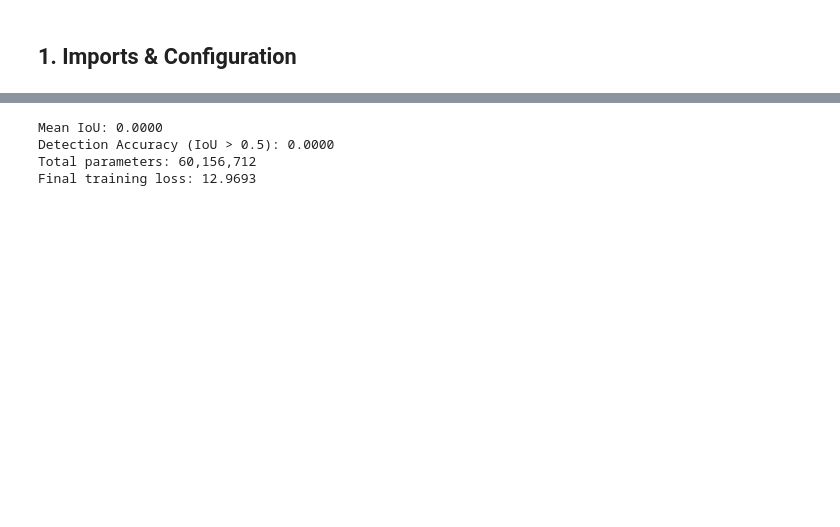
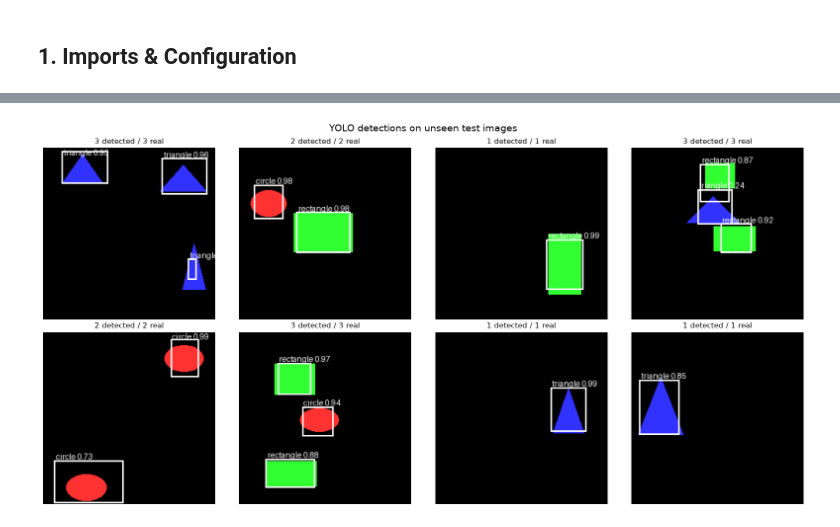
Before and after one commit to nadeemcite/research-papers, a Jupyter notebook: 032_you-only-look-once-yolo/solution.ipynb, the cells around one changed output, grey strips where cells are left out. Cells and saved outputs as stored; diff of their text form; code cells hidden in the pictures; blank space fills up the shorter version.

```diff
--- a/032_you-only-look-once-yolo/solution.ipynb
+++ b/032_you-only-look-once-yolo/solution.ipynb
@@ -454,59 +434,27 @@ Detection visualization complete. Showed 8 test images.
 # %%
-def evaluate_model(model, dataset, S=7, B=1, C=3, conf_thresh=0.3, iou_thresh=0.5):
-    # Compute mean IoU and detection accuracy on the dataset.
-    model.eval()
-    total_iou = 0.0
-    n_correct = 0
-    n_total = 0
+def draw_detections(img_tensor, detections):
+    img = (img_tensor.permute(1, 2, 0).numpy() * 255).astype(np.uint8)
+    pil_img = Image.fromarray(img)
+    draw = ImageDraw.Draw(pil_img)
+    for (x1, y1, x2, y2, cls_id, score) in detections:
+        draw.rectangle([x1, y1, x2, y2], outline=(255, 255, 255), width=2)
+        draw.text((x1 + 2, max(0, y1 - 11)), f"{CLASS_NAMES[cls_id]} {score:.2f}", fill=(255, 255, 255))
+    return pil_img
 
-    with torch.no_grad():
-        for i in range(min(50, len(dataset))):
-            img, target = dataset[i]
-            img_input = img.unsqueeze(0).to(DEVICE)
-            pred = model(img_input)
-            pred_np = pred[0].cpu().numpy()
-            dets = decode_prediction(pred_np, S=S, B=B, C=C, conf_thresh=conf_thresh, img_size=IMG_SIZE)
-
-            # Get ground truth boxes
-            gt_boxes = []
-            for gy in range(S):
-                for gx in range(S):
-                    if target[gy, gx, 0] > 0.5:
-                        x_off = target[gy, gx, 1]
-                        y_off = target[gy, gx, 2]
-                        w = target[gy, gx, 3]
-                        h = target[gy, gx, 4]
-                        cell_size = IMG_SIZE / S
-                        cx = (gx + x_off) * cell_size
-                        cy = (gy + y_off) * cell_size
-                        bw = w * IMG_SIZE
-                        bh = h * IMG_SIZE
-                        gt_boxes.append((cx - bw/2, cy - bh/2, cx + bw/2, cy + bh/2))
-
-            # Match detections to ground truth
-            for gt_box in gt_boxes:
-                best_iou = 0
-                for det in dets:
-                    det_box = (det[0], det[1], det[2], det[3])
-                    iou = compute_iou(gt_box, det_box)
-                    best_iou = max(best_iou, iou)
-                total_iou += best_iou
-                if best_iou > iou_thresh:
-                    n_correct += 1
-                n_total += 1
-
-    mean_iou = total_iou / max(n_total, 1)
-    accuracy = n_correct / max(n_total, 1)
-    return mean_iou, accuracy
-
-mean_iou, det_acc = evaluate_model(model, test_ds, S=S, B=B, C=C)
-print(f"Mean IoU: {mean_iou:.4f}")
-print(f"Detection Accuracy (IoU > 0.5): {det_acc:.4f}")
-print(f"Total parameters: {total_params:,}")
-print(f"Final training loss: {train_losses[-1]:.4f}")
+model.eval()
+fig, axes = plt.subplots(2, 4, figsize=(16, 8))
+with torch.no_grad():
+    for ax, i in zip(axes.flatten(), range(8)):
+        img, _ = test_ds[i]
+        _, gt_boxes = test_ds.make_image(i)
+        pred = model(img.unsqueeze(0).to(DEVICE))[0].cpu().numpy()
+        dets = decode_prediction(pred, S=S, C=C, score_thresh=0.2, img_size=IMG_SIZE)
+        ax.imshow(draw_detections(img, dets))
+        ax.set_title(f'{len(dets)} detected / {len(gt_boxes)} real', fontsize=11)
+        ax.axis('off')
+plt.suptitle('YOLO detections on unseen test images', fontsize=14)
+plt.tight_layout()
+plt.show()
 # %% [output]
-Mean IoU: 0.0000
-Detection Accuracy (IoU > 0.5): 0.0000
-Total parameters: 60,156,712
-Final training loss: 12.9693
+[figure, added]
 # %% [markdown]
```
Also changed, not shown: parts of 22 cells of this notebook, 3 other files.
